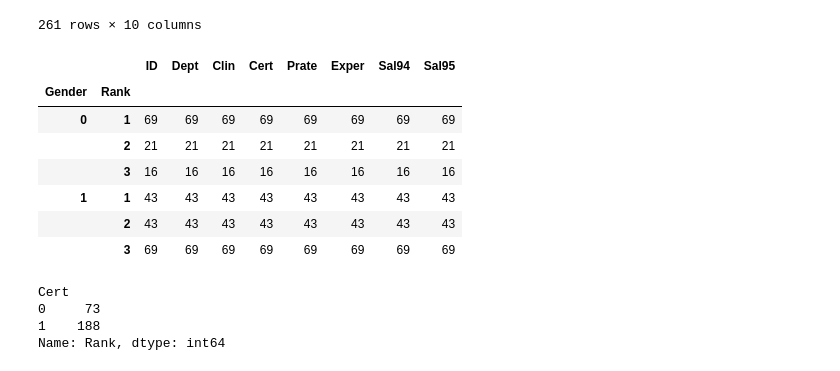
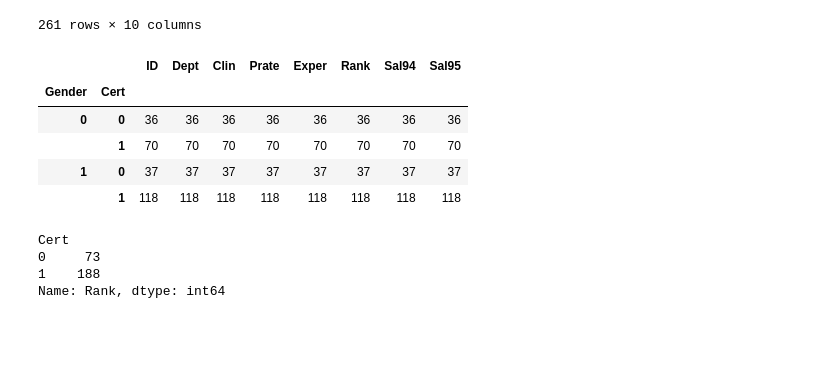
Before and after one commit to mertsami/aea-assign-final, a Jupyter notebook: AEA final assignment .ipynb, the cells around one changed output. Drawn from its saved outputs; the diff is of its cells as text; code cells hidden in the pictures; blank space fills up the shorter version.

```diff
--- a/AEA final assignment .ipynb
+++ b/AEA final assignment .ipynb
@@ -2276,16 +2156,14 @@ df_lawsuit.loc[(df_lawsuit.Exper) & (df_lawsuit.Sal94) & (df_lawsuit.Sal95)]
 | 4 | 5 | 1 | 1 | 0 | 0 | 7.0 | 10 | 3 | 89268 | 96099 |
 261 rows × 10 columns
 # %%
-df_lawsuit.groupby(['Gender', 'Rank']).count()
+df_lawsuit.groupby(['Gender', 'Cert']).count()
 # %% [output]
-|  |  | ID | Dept | Clin | Cert | Prate | Exper | Sal94 | Sal95 |
-| Gender | Rank |  |  |  |  |  |  |  |  |
-| 0 | 1 | 69 | 69 | 69 | 69 | 69 | 69 | 69 | 69 |
-|  | 2 | 21 | 21 | 21 | 21 | 21 | 21 | 21 | 21 |
-|  | 3 | 16 | 16 | 16 | 16 | 16 | 16 | 16 | 16 |
-| 1 | 1 | 43 | 43 | 43 | 43 | 43 | 43 | 43 | 43 |
-|  | 2 | 43 | 43 | 43 | 43 | 43 | 43 | 43 | 43 |
-|  | 3 | 69 | 69 | 69 | 69 | 69 | 69 | 69 | 69 |
+|  |  | ID | Dept | Clin | Prate | Exper | Rank | Sal94 | Sal95 |
+| Gender | Cert |  |  |  |  |  |  |  |  |
+| 0 | 0 | 36 | 36 | 36 | 36 | 36 | 36 | 36 | 36 |
+|  | 1 | 70 | 70 | 70 | 70 | 70 | 70 | 70 | 70 |
+| 1 | 0 | 37 | 37 | 37 | 37 | 37 | 37 | 37 | 37 |
+|  | 1 | 118 | 118 | 118 | 118 | 118 | 118 | 118 | 118 |
 # %%
 df_lawsuit.groupby(['Cert'])['Rank'].count()
 # %% [output]
```
Also changed, not shown: parts of 13 cells of this notebook.
